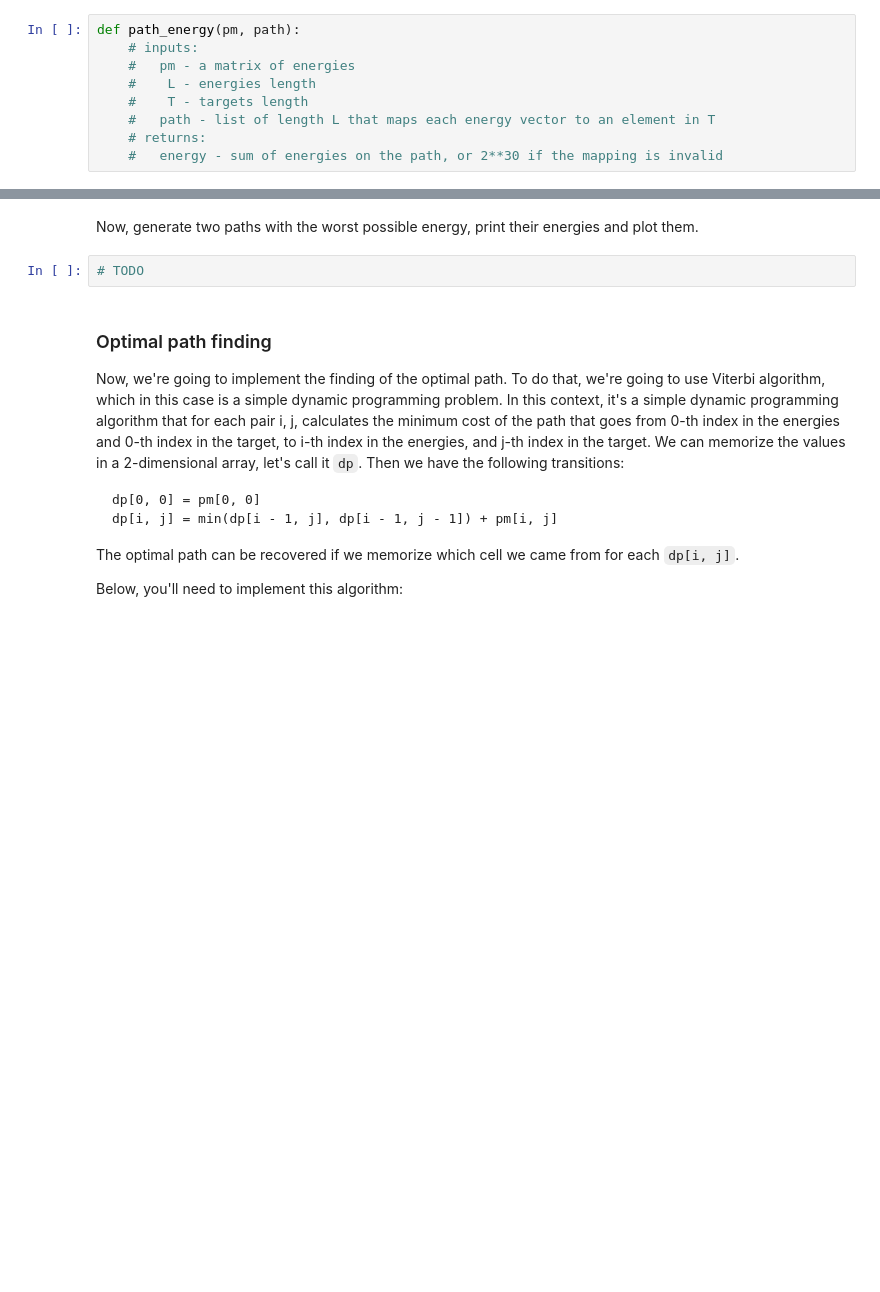
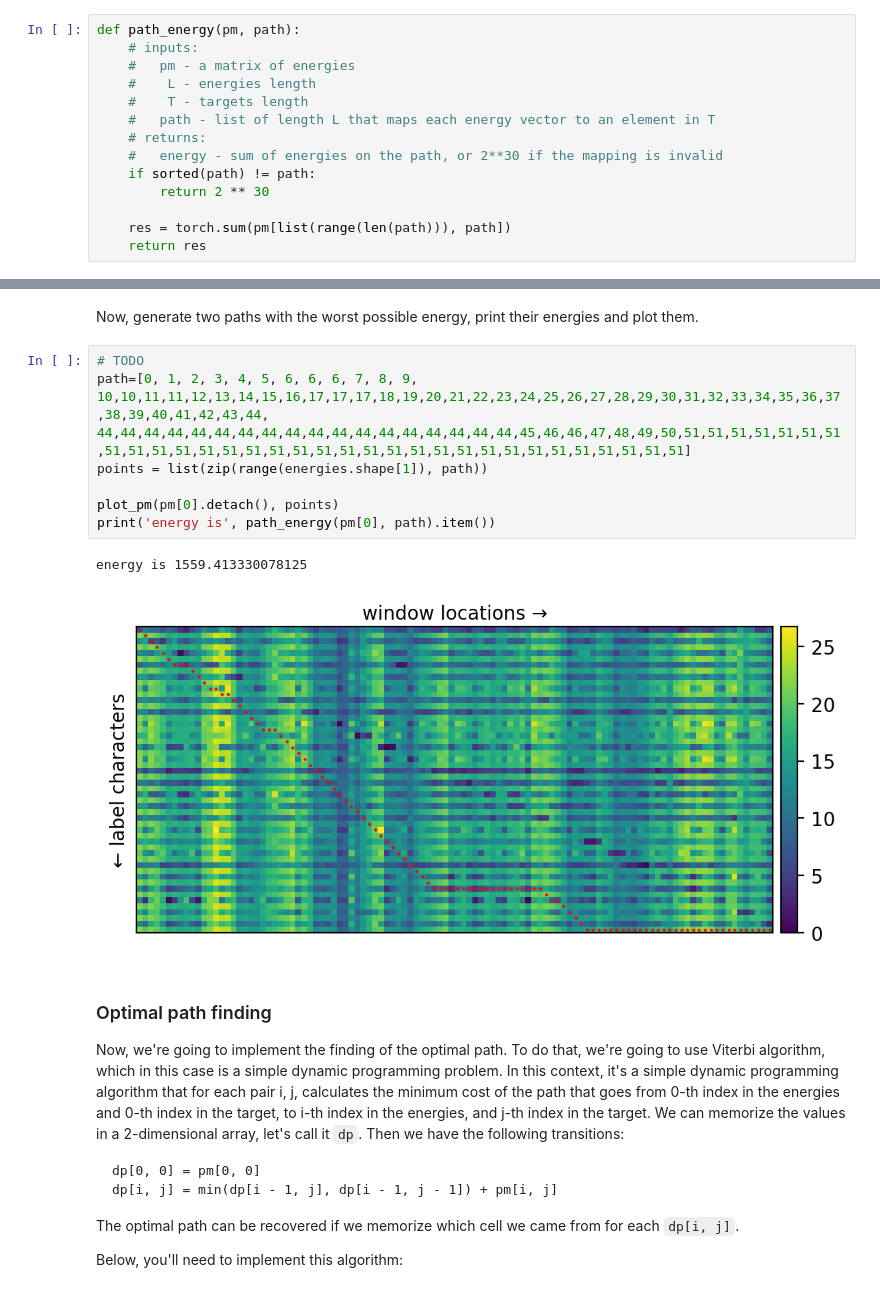
Before and after one commit to ramaiyaKushal/pytorch-Deep-Learning, a Jupyter notebook: hw/hw3_practice.ipynb, the cells around one changed output, grey strips where cells are left out. Drawn from its saved outputs; the diff is of its cells as text; blank space fills up the shorter version.

```diff
--- a/hw/hw3_practice.ipynb
+++ b/hw/hw3_practice.ipynb
@@ -515,6 +546,11 @@ def path_energy(pm, path):
     #   path - list of length L that maps each energy vector to an element in T
     # returns:
     #   energy - sum of energies on the path, or 2**30 if the mapping is invalid
+    if sorted(path) != path:
+        return 2 ** 30
+
+    res = torch.sum(pm[list(range(len(path))), path])
+    return res
 # %% [markdown]
 Now we can check some randomly generated paths and see the associated energies for our alphabet image:
 # %%
@@ -528,7 +567,15 @@ print('energy is', path_energy(pm[0], path).item())
 # %% [markdown]
 Now, generate two paths with the worst possible energy, print their energies and plot them.
-# %%
-# TODO
+# %%
+# TODO
+path=[0, 1, 2, 3, 4, 5, 6, 6, 6, 7, 8, 9, 10,10,11,11,12,13,14,15,16,17,17,17,18,19,20,21,22,23,24,25,26,27,28,29,30,31,32,33,34,35,36,37,38,39,40,41,42,43,44, 44,44,44,44,44,44,44,44,44,44,44,44,44,44,44,44,44,44,45,46,46,47,48,49,50,51,51,51,51,51,51,51,51,51,51,51,51,51,51,51,51,51,51,51,51,51,51,51,51,51,51,51,51,51,51,51,51]
+points = list(zip(range(energies.shape[1]), path))
+
+plot_pm(pm[0].detach(), points)
+print('energy is', path_energy(pm[0], path).item())
+# %% [output]
+energy is 1559.413330078125
+[figure, added]
 # %% [markdown]
 ### Optimal path finding
 Now, we're going to implement the finding of the optimal path. To do that, we're going to use Viterbi algorithm, which in this case is a simple dynamic programming problem.
```
Also changed, not shown: parts of 25 cells of this notebook, 2 other files.
